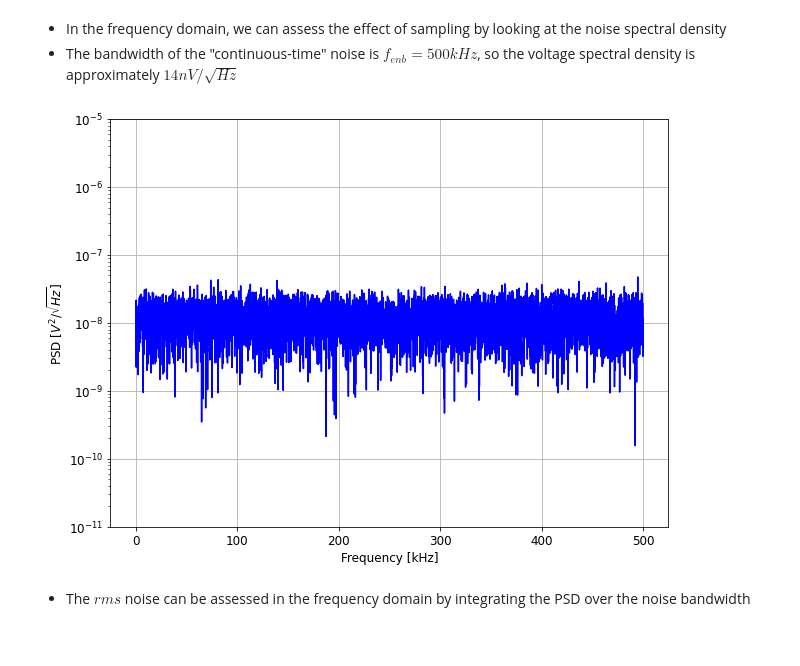
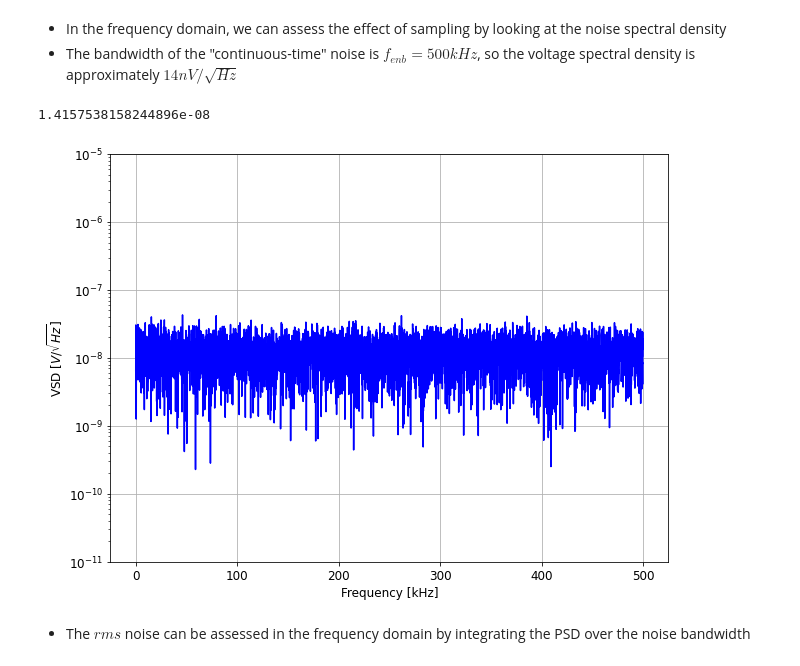
Before and after one commit to uw-analog/ee538-autumn2020, a Jupyter notebook: Lecture/2020_12_03_EE538_Lecture9.ipynb, the cells around one changed output. Saved outputs shown, nothing was run; the diff lists cells and outputs as text; code cells hidden in the pictures.

```diff
--- a/Lecture/2020_12_03_EE538_Lecture9.ipynb
+++ b/Lecture/2020_12_03_EE538_Lecture9.ipynb
@@ -488,9 +488,11 @@ The rms voltage is  1.0056086377882918e-05
  - The bandwidth of the "continuous-time" noise is $f_{enb} = 500kHz$, so the voltage spectral density is approximately $14nV/\sqrt{Hz}$
 # %%
 f, en_2_cont = signal.periodogram(vn_cont, f_enb*2)
-plot_xlogy(1e-3*f[1:-1], np.sqrt(en_2_cont[1:-1]), 'Frequency [kHz]', r'PSD [$V^2/\sqrt{Hz}$]', 1e-11, 1e-5)
+plot_xlogy(1e-3*f[1:-1], np.sqrt(en_2_cont[1:-1]), 'Frequency [kHz]', r'VSD [$V/\sqrt{Hz}$]', 1e-11, 1e-5)
+np.sqrt(np.mean(en_2_cont))
 # %% [output]
+1.4157538158244896e-08
-[figure, old version]
+[figure, new version]
 # %% [markdown]
  - The $rms$ noise can be assessed in the frequency domain by integrating the PSD over the noise bandwidth
 # %%
```
Also changed, not shown: parts of 20 cells of this notebook.
